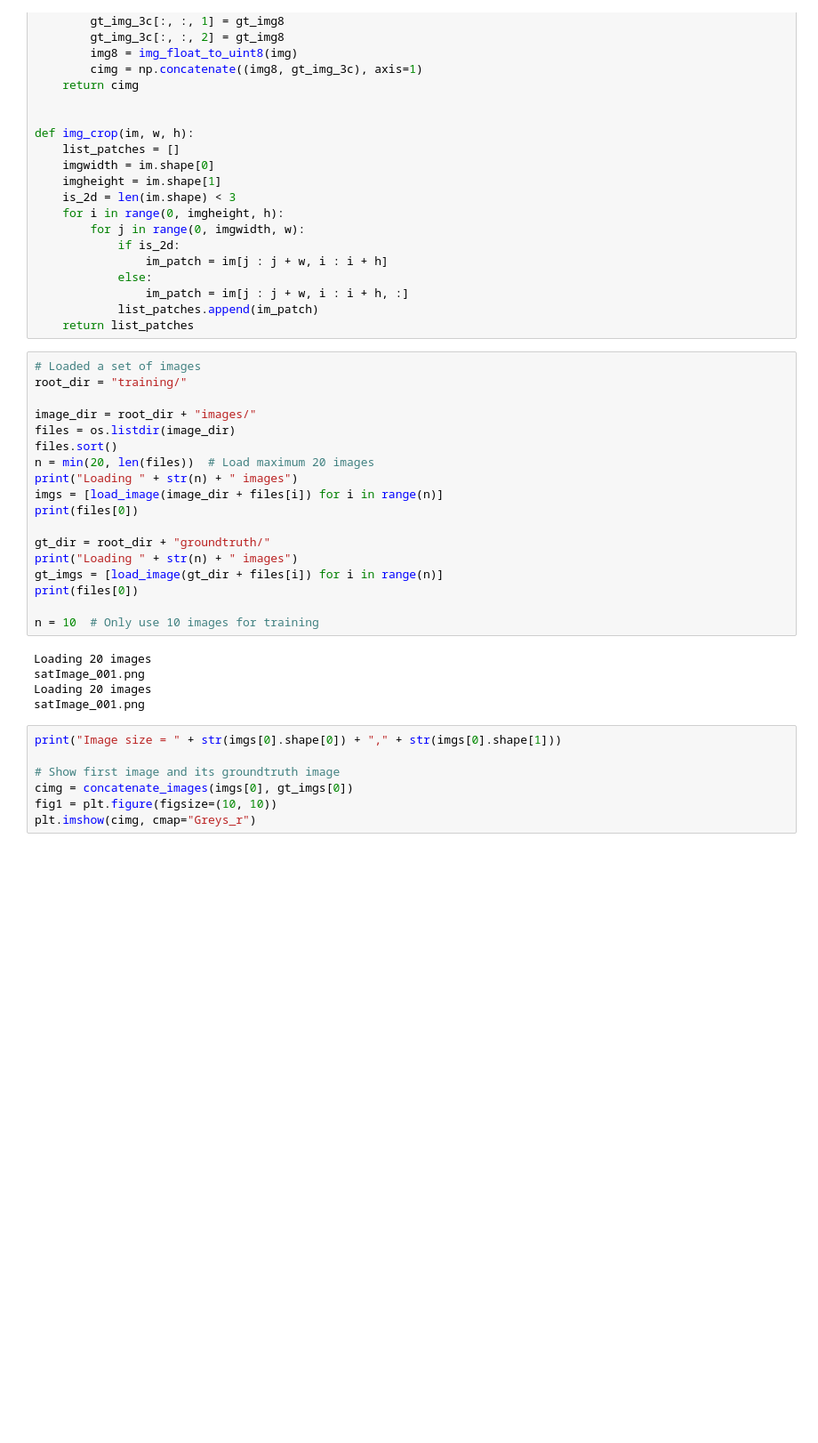
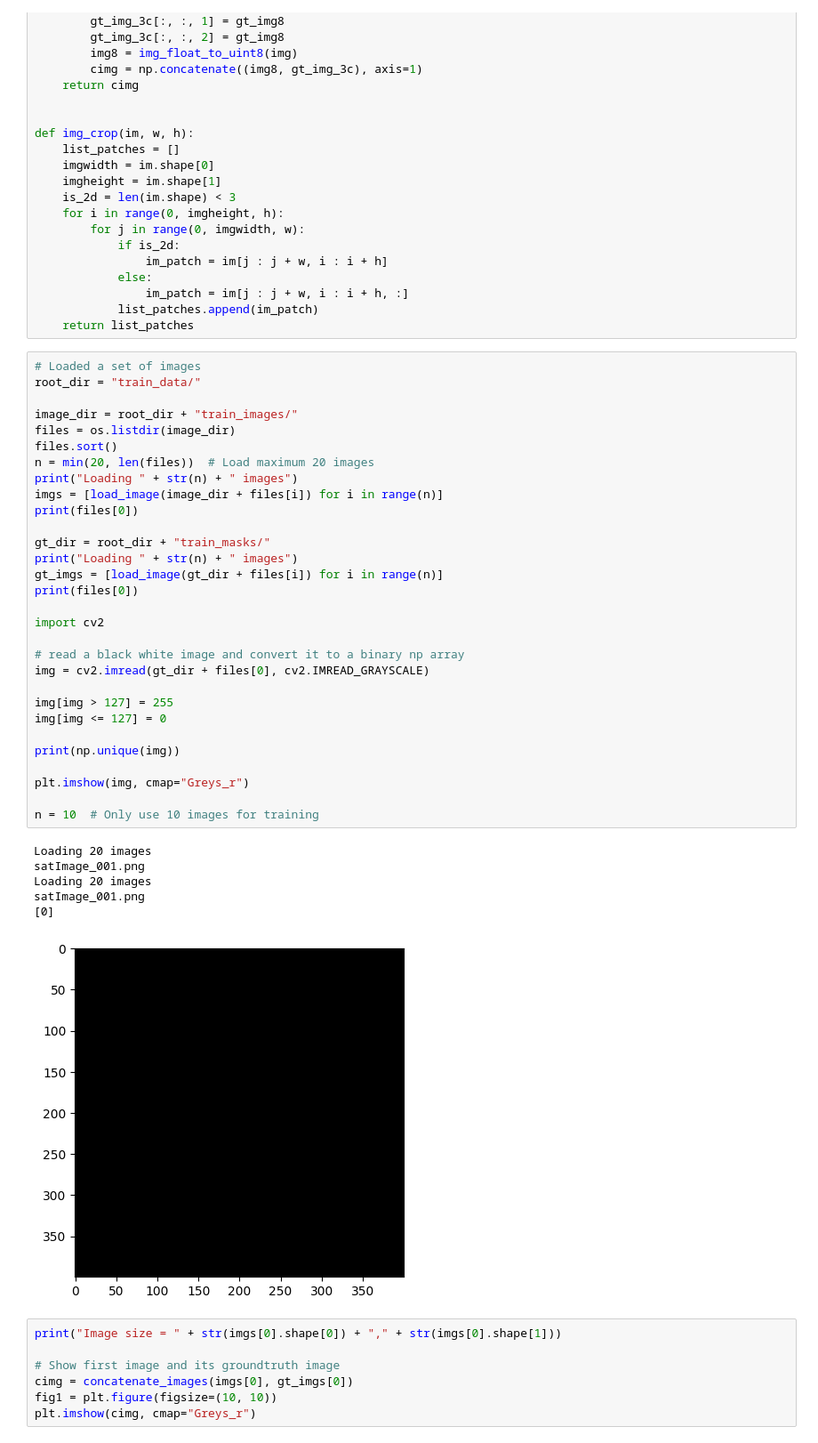
Before and after one commit to CS-433/ml-project-2-hiiiii, a Jupyter notebook: segment_aerial_images.ipynb, the cells around one changed output. Shown at 89% size. Saved outputs shown, nothing was run; the diff lists cells and outputs as text; blank space fills up the shorter version.

```diff
--- a/segment_aerial_images.ipynb
+++ b/segment_aerial_images.ipynb
@@ -53,27 +53,41 @@ def img_crop(im, w, h):
     return list_patches
 # %%
 # Loaded a set of images
-root_dir = "training/"
+root_dir = "train_data/"
 
-image_dir = root_dir + "images/"
+image_dir = root_dir + "train_images/"
 files = os.listdir(image_dir)
 files.sort()
 n = min(20, len(files))  # Load maximum 20 images
 print("Loading " + str(n) + " images")
 imgs = [load_image(image_dir + files[i]) for i in range(n)]
 print(files[0])
 
-gt_dir = root_dir + "groundtruth/"
+gt_dir = root_dir + "train_masks/"
 print("Loading " + str(n) + " images")
 gt_imgs = [load_image(gt_dir + files[i]) for i in range(n)]
 print(files[0])
 
+import cv2
+
+# read a black white image and convert it to a binary np array
+img = cv2.imread(gt_dir + files[0], cv2.IMREAD_GRAYSCALE)
+
+img[img > 127] = 255
+img[img <= 127] = 0
+
+print(np.unique(img))
+
+plt.imshow(img, cmap="Greys_r")
+
 n = 10  # Only use 10 images for training
 # %% [output]
 Loading 20 images
 satImage_001.png
 Loading 20 images
 satImage_001.png
+[0]
+[figure, added]
 # %%
 print("Image size = " + str(imgs[0].shape[0]) + "," + str(imgs[0].shape[1]))
 
```
Also changed, not shown: 2 other files.
